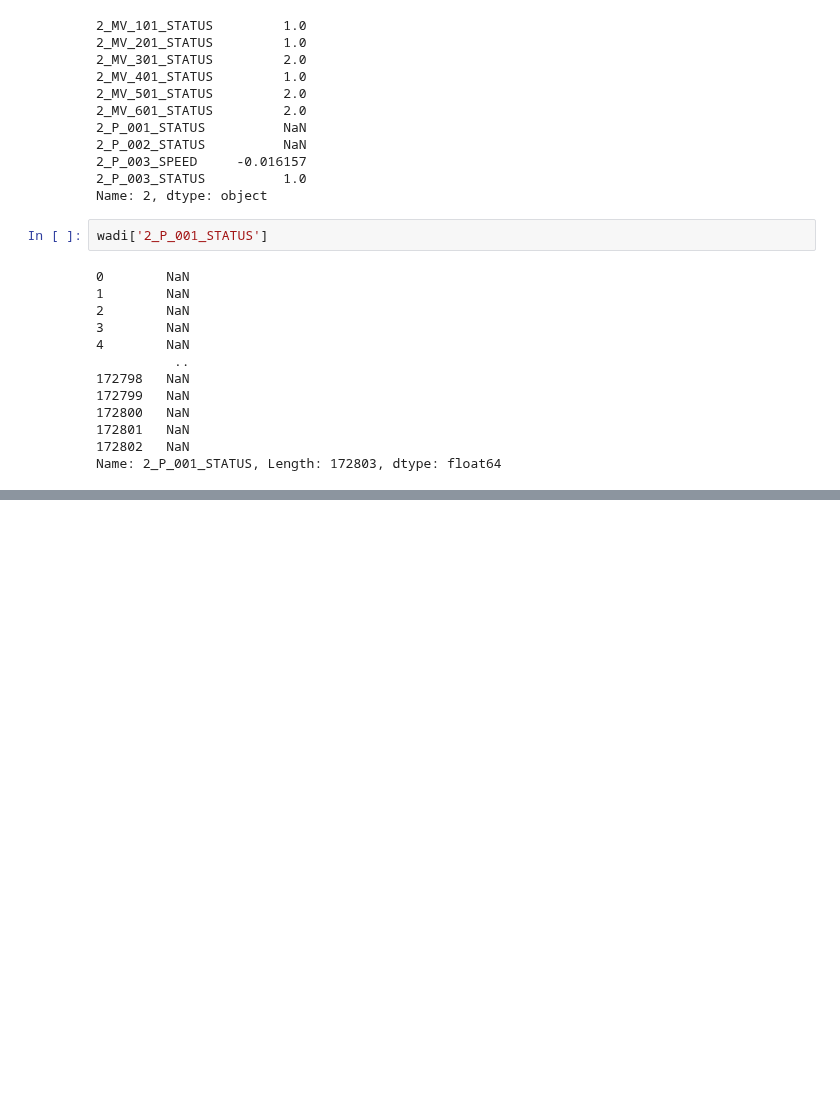
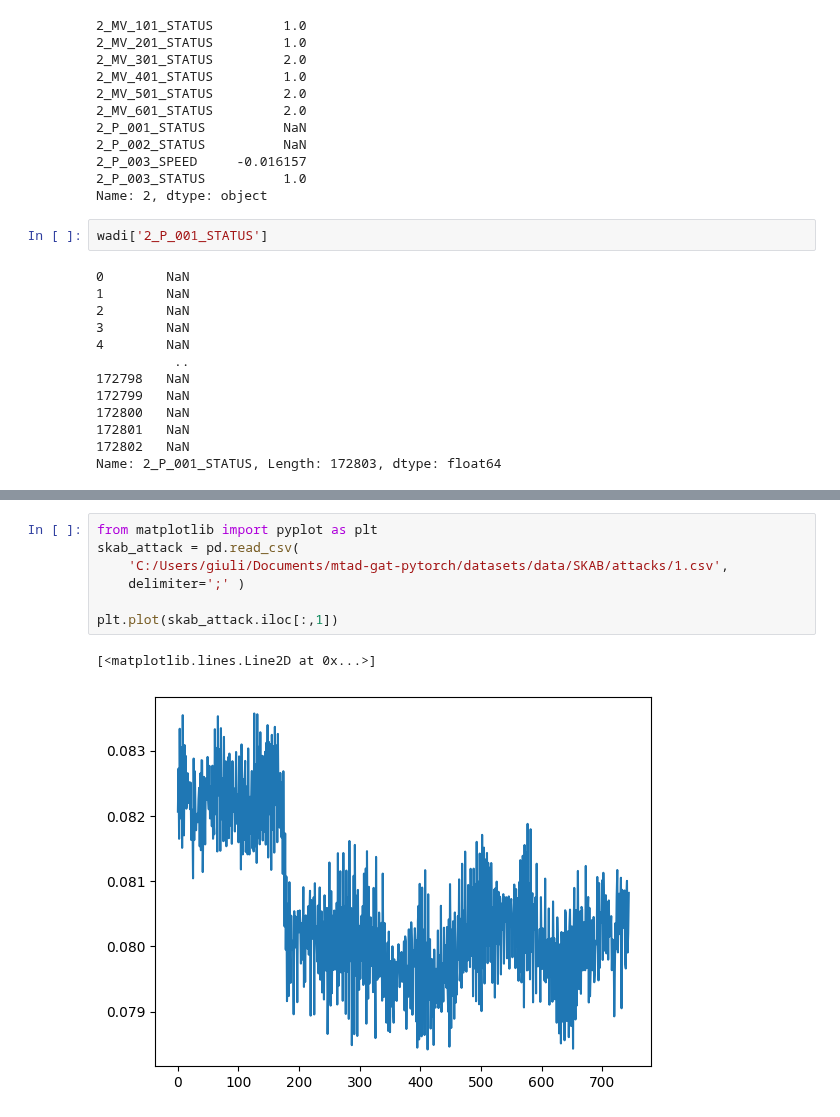
Before and after one commit to ML4ITS/mtad-gat-pytorch, a Jupyter notebook: util_notebook.ipynb, the cells around one changed output, grey strips where cells are left out. Cells and saved outputs as stored; diff of their text form; blank space fills up the shorter version.

```diff
--- a/util_notebook.ipynb
+++ b/util_notebook.ipynb
@@ -223,0 +252,10 @@ Name: 2_P_001_STATUS, Length: 172803, dtype: float64
+# %%
+from matplotlib import pyplot as plt
+skab_attack = pd.read_csv(
+    'C:/Users/giuli/Documents/mtad-gat-pytorch/datasets/data/SKAB/attacks/1.csv',
+    delimiter=';' )
+
+plt.plot(skab_attack.iloc[:,1])
+# %% [output]
+[<matplotlib.lines.Line2D at 0x...>]
+[figure, added]
```
Also changed, not shown: parts of 21 cells of this notebook, 5 other files.
